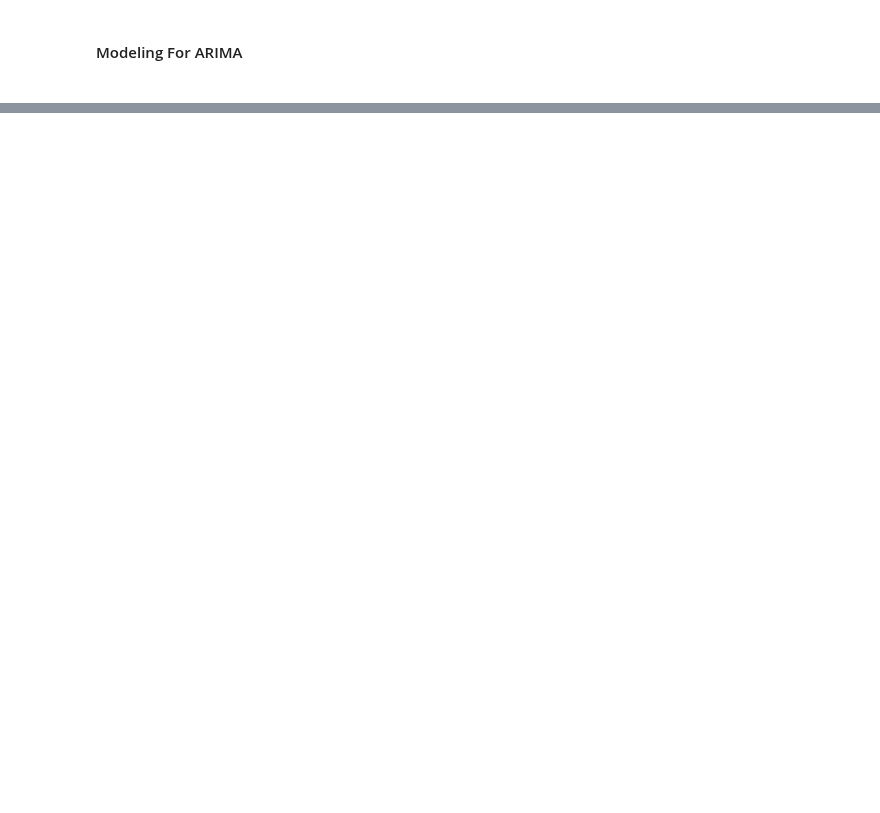
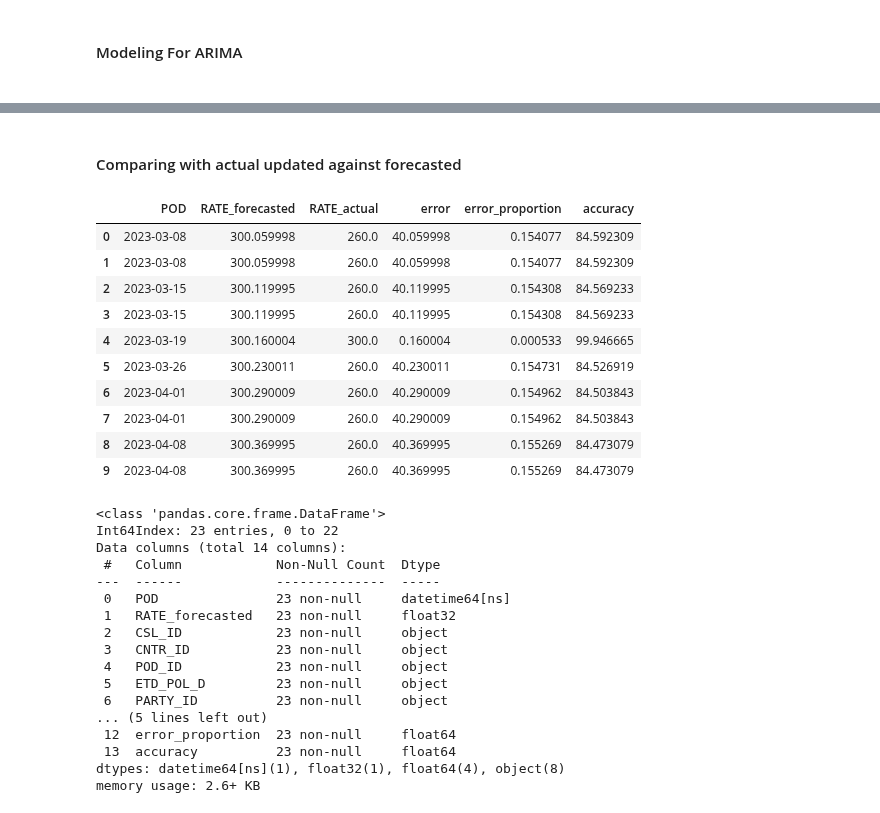
Before and after one commit to aloysiuswjw/Cost-Rate-Analysis, a Jupyter notebook: main_day2.ipynb, the cells around one changed output, grey strips where cells are left out. Cells and saved outputs as stored; diff of their text form; code cells hidden in the pictures; blank space fills up the shorter version.

```diff
--- a/main_month.ipynb
+++ b/main_day2.ipynb
@@ -494,0 +439,24 @@ See the caveats in the documentation: https://pandas.pydata.org/pandas-docs/stab
+# %%
+def forecast_next_days(model, look_back, scaler, last_values, n_steps):
+    forecast = []
+    input_values = np.array(last_values)
+    for _ in range(n_steps):
+        # Scale the input_values to be between 0 and 1
+        input_values_scaled = scaler.transform(input_values[-look_back:].reshape(-1, 1))
+
+        # Reshape to [samples, time steps, features]
+        input_values_scaled = input_values_scaled.reshape((1, 1, look_back))
+
+        # Predict the next value
+        prediction = model.predict(input_values_scaled)
+
+        # Inverse scale the predicted value
+        prediction = scaler.inverse_transform(prediction)
+
+        # Append the predicted value to the forecast list
+        forecast.append(prediction[0, 0])
+
+        # Append the predicted value to the input_values list to be used as input for the next prediction
+        input_values = np.append(input_values, prediction)
+
+    return forecast
@@ -494,0 +527,52 @@ See the caveats in the documentation: https://pandas.pydata.org/pandas-docs/stab
+# %% [markdown]
+<h4>Comparing with actual updated against forecasted</h4>
+# %%
+# Merge the two dataframes on the 'POD' column
+comparison_df = pd.merge(df_forecasted, new_dates_df, on='POD', how='inner', suffixes=('_forecasted', '_actual'))
+
+# Calculate the absolute error
+comparison_df['error'] = abs(comparison_df['RATE_forecasted'] - comparison_df['RATE_actual'])
+
+# Calculate the error as a proportion of the actual rate
+comparison_df['error_proportion'] = comparison_df['error'] / comparison_df['RATE_actual']
+
+# Calculate the accuracy as a percentage
+comparison_df['accuracy'] = (1 - comparison_df['error_proportion']) * 100
+
+# Rearranging columns
+arrange_col = ['POD','RATE_forecasted','RATE_actual','error','error_proportion','accuracy']
+
+comparison_df_v2 = comparison_df[arrange_col]
+
+# Display the comparison dataframe
+comparison_df_v2.head(10)
+comparison_df.info()
+# %% [output]
+|  | POD | RATE_forecasted | RATE_actual | error | error_proportion | accuracy |
+| 0 | 2023-03-08 | 300.059998 | 260.0 | 40.059998 | 0.154077 | 84.592309 |
+| 1 | 2023-03-08 | 300.059998 | 260.0 | 40.059998 | 0.154077 | 84.592309 |
+| 2 | 2023-03-15 | 300.119995 | 260.0 | 40.119995 | 0.154308 | 84.569233 |
+| 3 | 2023-03-15 | 300.119995 | 260.0 | 40.119995 | 0.154308 | 84.569233 |
+| 4 | 2023-03-19 | 300.160004 | 300.0 | 0.160004 | 0.000533 | 99.946665 |
+| 5 | 2023-03-26 | 300.230011 | 260.0 | 40.230011 | 0.154731 | 84.526919 |
+| 6 | 2023-04-01 | 300.290009 | 260.0 | 40.290009 | 0.154962 | 84.503843 |
+| 7 | 2023-04-01 | 300.290009 | 260.0 | 40.290009 | 0.154962 | 84.503843 |
+| 8 | 2023-04-08 | 300.369995 | 260.0 | 40.369995 | 0.155269 | 84.473079 |
+| 9 | 2023-04-08 | 300.369995 | 260.0 | 40.369995 | 0.155269 | 84.473079 |
+<class 'pandas.core.frame.DataFrame'>
+Int64Index: 23 entries, 0 to 22
+Data columns (total 14 columns):
+ #   Column            Non-Null Count  Dtype
+---  ------            --------------  -----
+ 0   POD               23 non-null     datetime64[ns]
+ 1   RATE_forecasted   23 non-null     float32
+ 2   CSL_ID            23 non-null     object
+ 3   CNTR_ID           23 non-null     object
+ 4   POD_ID            23 non-null     object
+ 5   ETD_POL_D         23 non-null     object
+ 6   PARTY_ID          23 non-null     object
+... (5 lines left out)
+ 12  error_proportion  23 non-null     float64
+ 13  accuracy          23 non-null     float64
+dtypes: datetime64[ns](1), float32(1), float64(4), object(8)
+memory usage: 2.6+ KB
```
Also changed, not shown: parts of 10 cells of this notebook.
